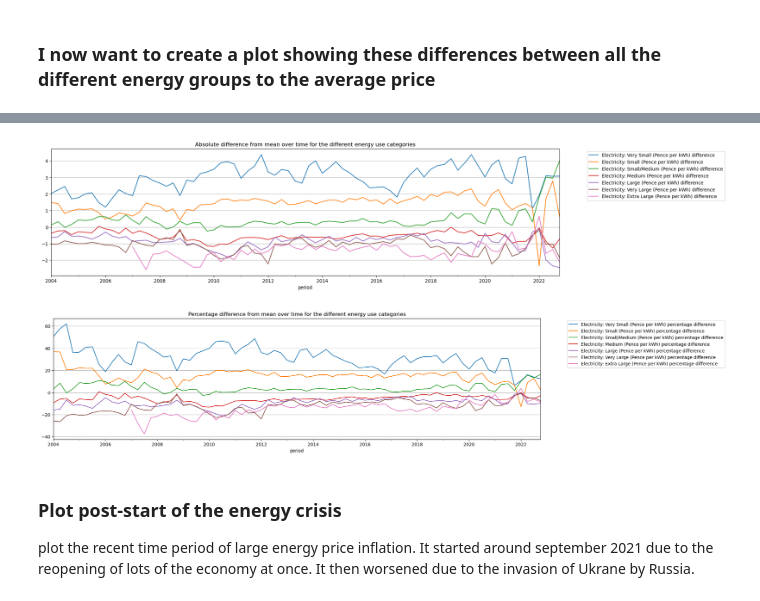
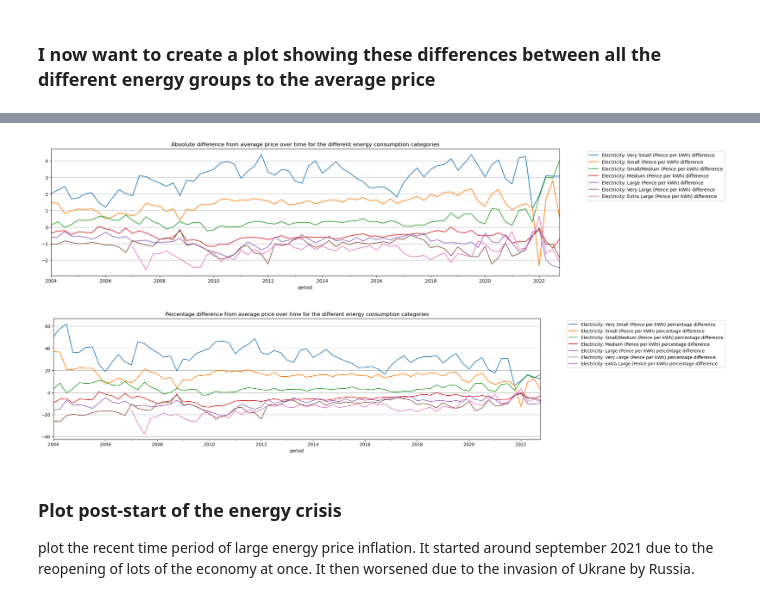
Before and after one commit to samuel-speller/Energy-affects-on-CPI-analysis, a Jupyter notebook: Energy_price_differences_due_to_consumption.ipynb, the cells around one changed output, grey strips where cells are left out. Cells and saved outputs as stored; diff of their text form; code cells hidden in the pictures.

```diff
--- a/Energy_price_differences_due_to_consumption.ipynb
+++ b/Energy_price_differences_due_to_consumption.ipynb
@@ -163,15 +163,15 @@ percent_difference.head()
 # %%
 abs_difference.plot(x='period', figsize=(20, 5))
 
 # Move the legend outside of the plot area
 plt.legend(bbox_to_anchor=(1.05, 1), loc='upper left')
 
 # add y gridlines
 plt.grid(axis='y')
-plt.title('Absolute difference from mean over time for the different energy use categories')
+plt.title('Absolute difference from mean price over time for the different energy consumption categories')
 plt.show()
 # %% [output]
-[figure, old version]
+[figure, new version]
 # %%
 percent_difference.plot(x='period', figsize=(20, 5))
 
@@ -181,10 +181,10 @@ plt.legend(bbox_to_anchor=(1.05, 1), loc='upper left')
 # add y gridlines
 plt.grid(axis='y')
 
-plt.title('Percentage difference from mean over time for the different energy use categories')
+plt.title('Percentage difference from average price over time for the different energy consumption categories')
 plt.show()
 # %% [output]
-[figure, old version]
+[figure, new version]
 # %% [markdown]
 ### Plot post-start of the energy crisis
 
```
Also changed, not shown: parts of 5 cells of this notebook.
